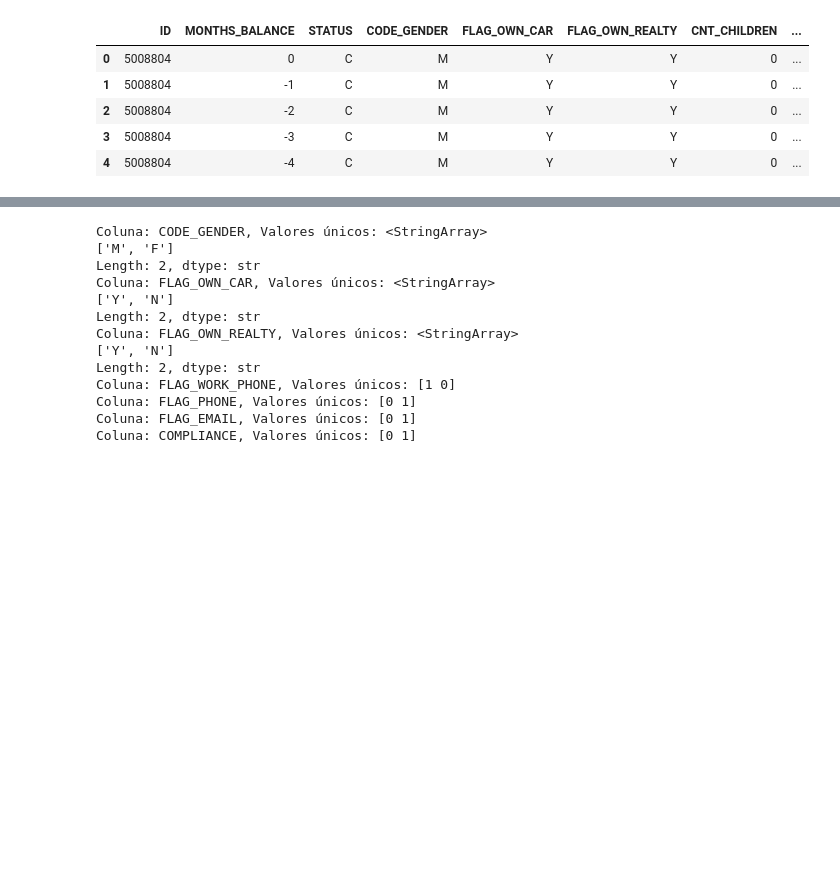
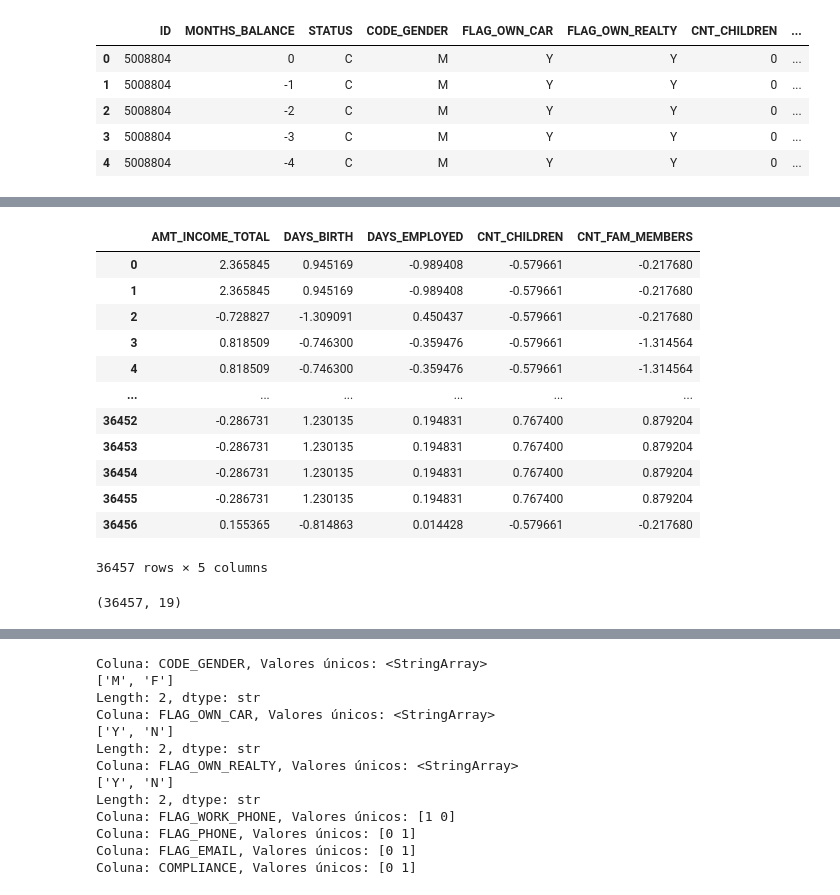
Before and after one commit to dianafismed/postech-tech-challenge-fase2, a Jupyter notebook: notebooks/02_preprocessamento.ipynb, the cells around one changed output, grey strips where cells are left out. Cells and saved outputs as stored; diff of their text form; code cells hidden in the pictures; blank space fills up the shorter version.

```diff
--- a/notebooks/02_preprocessamento.ipynb
+++ b/notebooks/02_preprocessamento.ipynb
@@ -134,0 +227,22 @@ df.shape
+# %%
+df_scaled
+# %% [output]
+|  | AMT_INCOME_TOTAL | DAYS_BIRTH | DAYS_EMPLOYED | CNT_CHILDREN | CNT_FAM_MEMBERS |
+| 0 | 2.365845 | 0.945169 | -0.989408 | -0.579661 | -0.217680 |
+| 1 | 2.365845 | 0.945169 | -0.989408 | -0.579661 | -0.217680 |
+| 2 | -0.728827 | -1.309091 | 0.450437 | -0.579661 | -0.217680 |
+| 3 | 0.818509 | -0.746300 | -0.359476 | -0.579661 | -1.314564 |
+| 4 | 0.818509 | -0.746300 | -0.359476 | -0.579661 | -1.314564 |
+| ... | ... | ... | ... | ... | ... |
+| 36452 | -0.286731 | 1.230135 | 0.194831 | 0.767400 | 0.879204 |
+| 36453 | -0.286731 | 1.230135 | 0.194831 | 0.767400 | 0.879204 |
+| 36454 | -0.286731 | 1.230135 | 0.194831 | 0.767400 | 0.879204 |
+| 36455 | -0.286731 | 1.230135 | 0.194831 | 0.767400 | 0.879204 |
+| 36456 | 0.155365 | -0.814863 | 0.014428 | -0.579661 | -0.217680 |
+36457 rows × 5 columns
+# %%
+# Juntando os dataframes
+df = pd.concat([df, df_scaled], axis = 1)
+df.shape
+# %% [output]
+(36457, 19)
```
Also changed, not shown: parts of 36 cells of this notebook, 1 other file.
